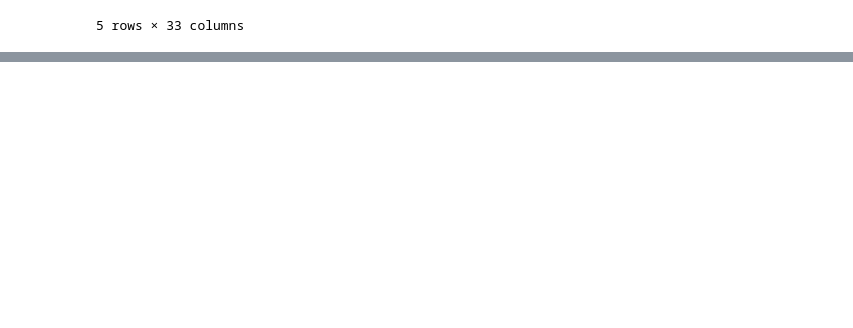
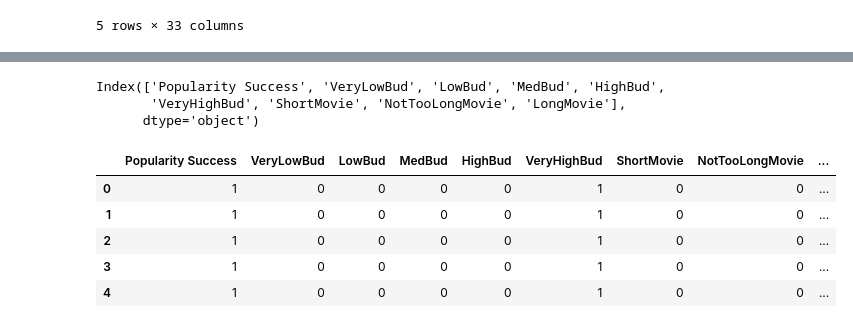
Before and after one commit to jzhan2543/fall19ml-moviepredictions, a Jupyter notebook: movie_notebook.ipynb, the cells around one changed output, grey strips where cells are left out. Drawn from its saved outputs; the diff is of its cells as text; code cells hidden in the pictures; blank space fills up the shorter version.

```diff
--- a/movie_notebook.ipynb
+++ b/movie_notebook.ipynb
@@ -232,0 +263,18 @@ data.head()
+# %%
+popularity_data.drop(['id','budget','original_title','overview','spoken_languages','production_companies','production_countries','release_date','status',
+          'tagline','movie_title','vote_average','language','director_name','actor_1_name','actor_2_name','actor_3_name',
+          'companies_1','companies_2','companies_3','country','genres','duration','plot_keywords','popularity','gross','title_year'], axis=1, inplace=True)
+popularity_data.columns
+# %% [output]
+Index(['Popularity Success', 'VeryLowBud', 'LowBud', 'MedBud', 'HighBud',
+       'VeryHighBud', 'ShortMovie', 'NotTooLongMovie', 'LongMovie'],
+      dtype='object')
+# %%
+popularity_data.head()
+# %% [output]
+|  | Popularity Success | VeryLowBud | LowBud | MedBud | HighBud | VeryHighBud | ShortMovie | NotTooLongMovie | ... |
+| 0 | 1 | 0 | 0 | 0 | 0 | 1 | 0 | 0 | ... |
+| 1 | 1 | 0 | 0 | 0 | 0 | 1 | 0 | 0 | ... |
+| 2 | 1 | 0 | 0 | 0 | 0 | 1 | 0 | 0 | ... |
+| 3 | 1 | 0 | 0 | 0 | 0 | 1 | 0 | 0 | ... |
+| 4 | 1 | 0 | 0 | 0 | 0 | 1 | 0 | 0 | ... |
```
Also changed, not shown: parts of 18 cells of this notebook.
